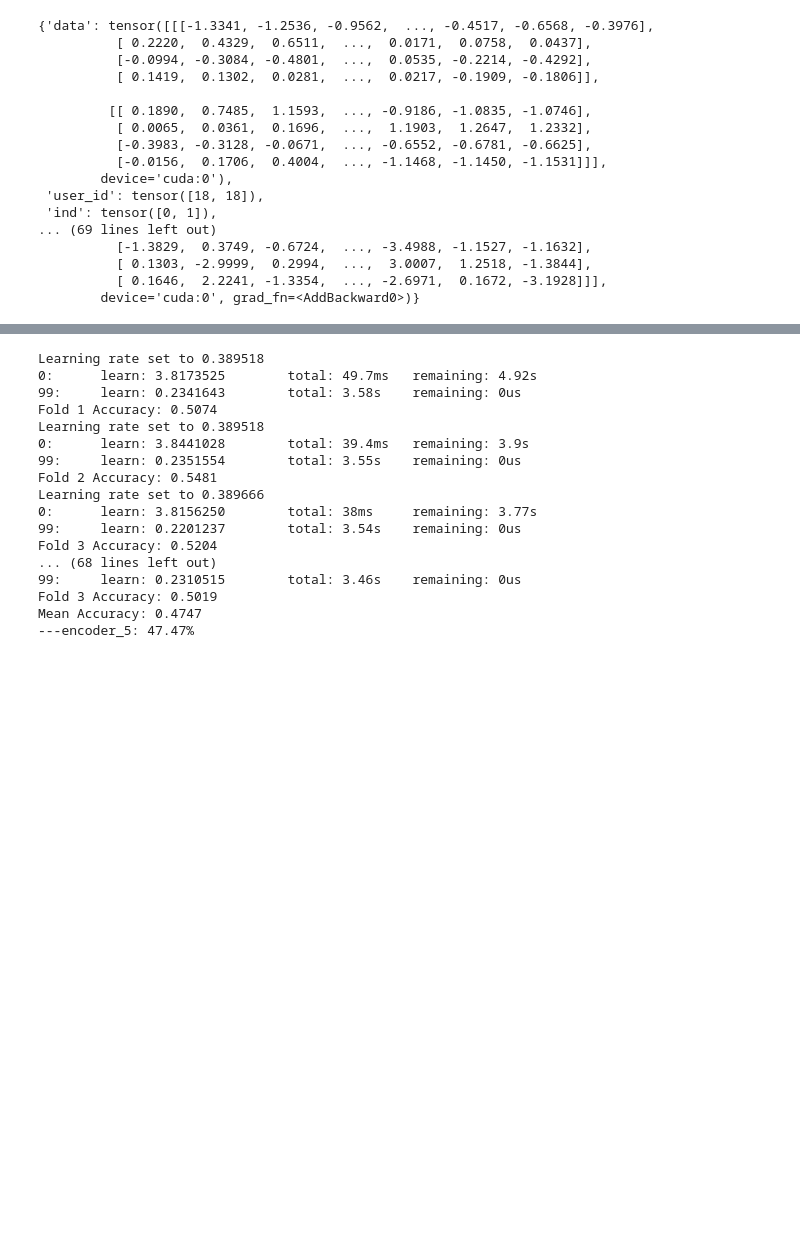
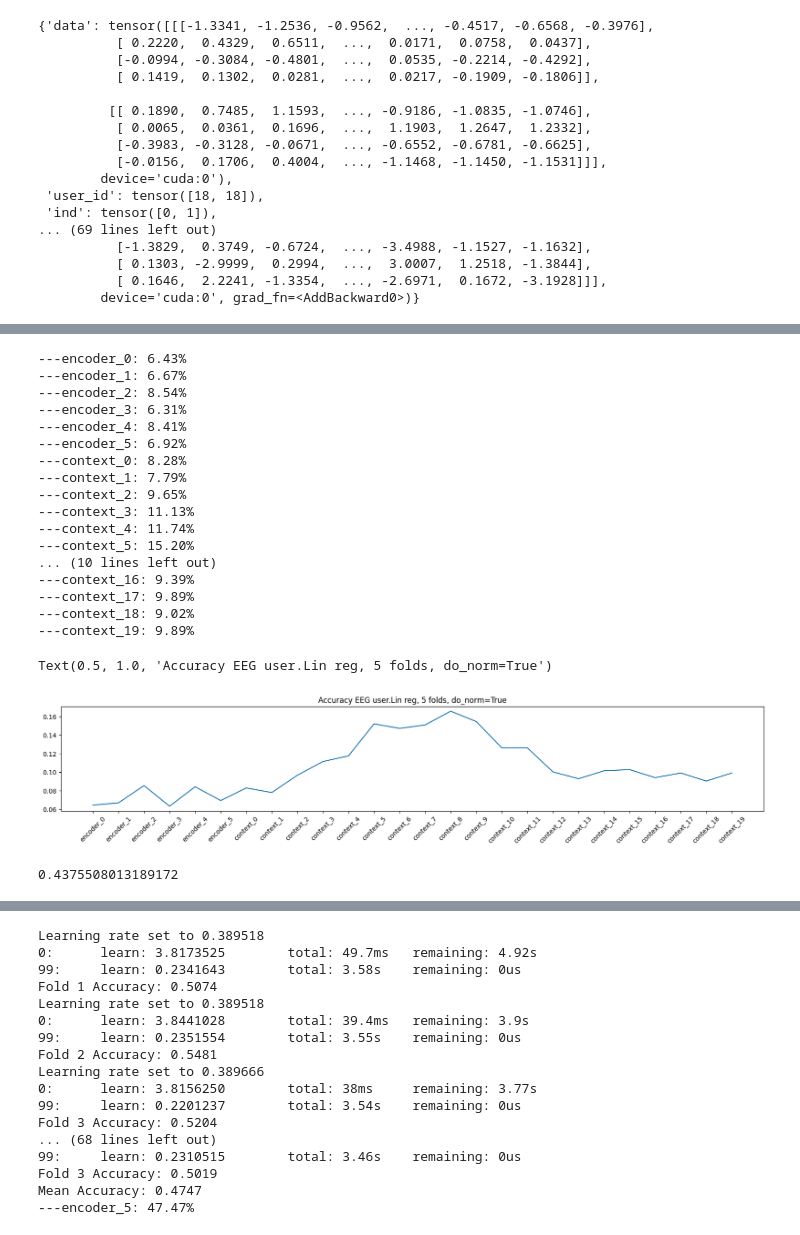
Before and after one commit to Skovorp/neural_foundation, a Jupyter notebook: src/jupyter/eval_med_layers.ipynb, the cells around one changed output, grey strips where cells are left out. Drawn from its saved outputs; the diff is of its cells as text; code cells hidden in the pictures; blank space fills up the shorter version.

```diff
--- a/src/jupyter/eval_med_layers.ipynb
+++ b/src/jupyter/eval_med_layers.ipynb
@@ -132,0 +401,47 @@ from eval.reg import evaluate_catboost_cv
+# %%
+from eval.reg import evaluate_logistic_regression
+
+res_lr = []
+names_lr = []
+
+for i in range(6):
+    t = evaluate_logistic_regression(encoder_fs[i], uids, 'cv', do_norm=True)
+    n = f'encoder_{i}'
+    print(f"---{n}: {t * 100:.2f}%")
+    res_lr.append(t)
+    names_lr.append(n)
+
+for i in range(20):
+    t = evaluate_logistic_regression(trans_fs[i], uids, 'cv', do_norm=True)
+    n = f'context_{i}'
+    print(f"---{n}: {t * 100:.2f}%")
+    res_lr.append(t)
+    names_lr.append(n)
+
+plt.plot(names_lr, res_lr)
+plt.xticks(rotation=45)  # Rotate x-axis labels by 45 degrees
+plt.title("Accuracy EEG user.Lin reg, 5 folds, do_norm=True")
+# %% [output]
+---encoder_0: 6.43%
+---encoder_1: 6.67%
+---encoder_2: 8.54%
+---encoder_3: 6.31%
+---encoder_4: 8.41%
+---encoder_5: 6.92%
+---context_0: 8.28%
+---context_1: 7.79%
+---context_2: 9.65%
+---context_3: 11.13%
+---context_4: 11.74%
+---context_5: 15.20%
+... (10 lines left out)
+---context_16: 9.39%
+---context_17: 9.89%
+---context_18: 9.02%
+---context_19: 9.89%
+Text(0.5, 1.0, 'Accuracy EEG user.Lin reg, 5 folds, do_norm=True')
+[figure, added]
+# %%
+evaluate_logistic_regression(fft_features, uids, 'cv', do_norm=False)
+# %% [output]
+0.4375508013189172
```
Also changed, not shown: parts of 11 cells of this notebook, 1 other file.
